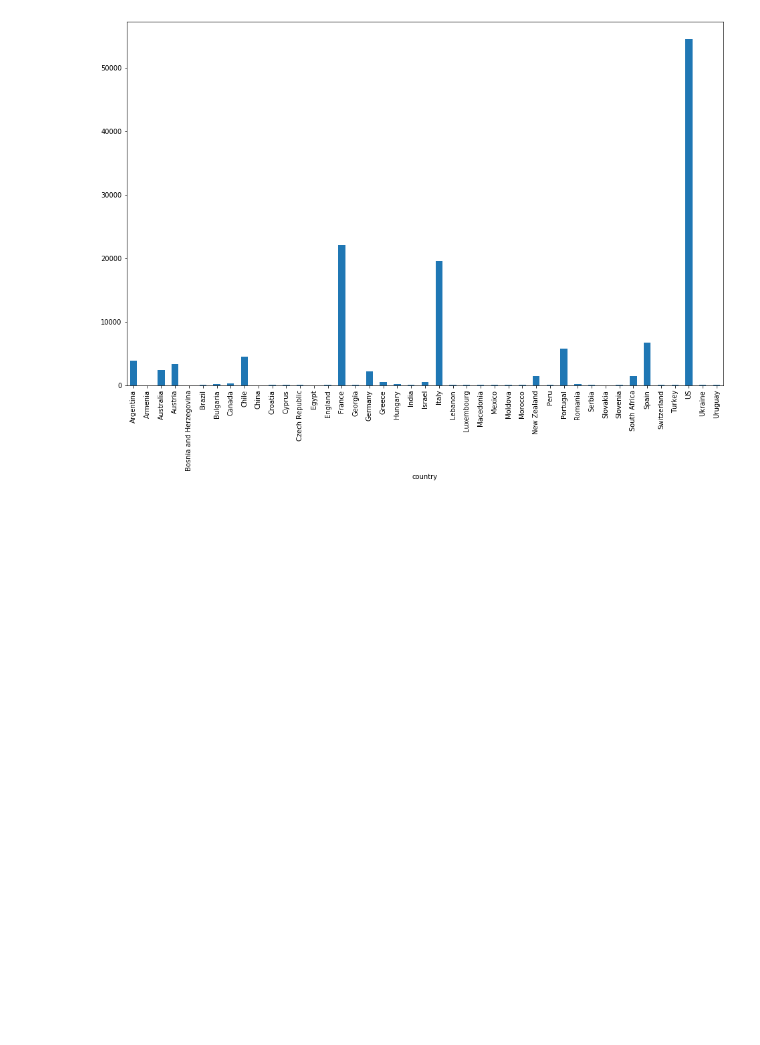
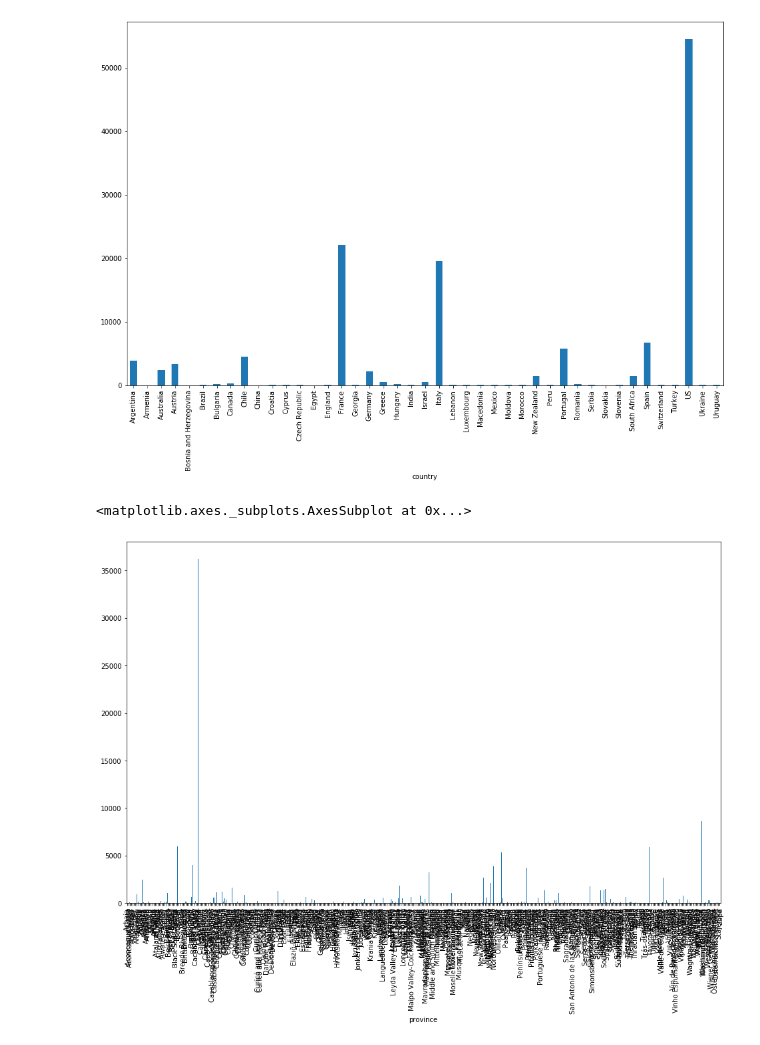
Before and after one commit to agorina91/wine_reviews, a Jupyter notebook: Wine_Reviews_Notebook.ipynb, the cells around one changed output. Saved outputs shown, nothing was run; the diff lists cells and outputs as text; code cells hidden in the pictures; blank space fills up the shorter version.

```diff
--- a/Wine_Reviews_Notebook.ipynb
+++ b/Wine_Reviews_Notebook.ipynb
@@ -22,3 +22,10 @@ by_country.plot.bar()
 # %% [output]
 <matplotlib.axes._subplots.AxesSubplot at 0x...>
 [figure]
+# %%
+by_province = df.groupby('province')['title'].count()
+plt.figure(figsize = (16,10))
+by_province.plot.bar()
+# %% [output]
+<matplotlib.axes._subplots.AxesSubplot at 0x...>
+[figure, added]
```
Also changed, not shown: parts of 1 cell of this notebook.
